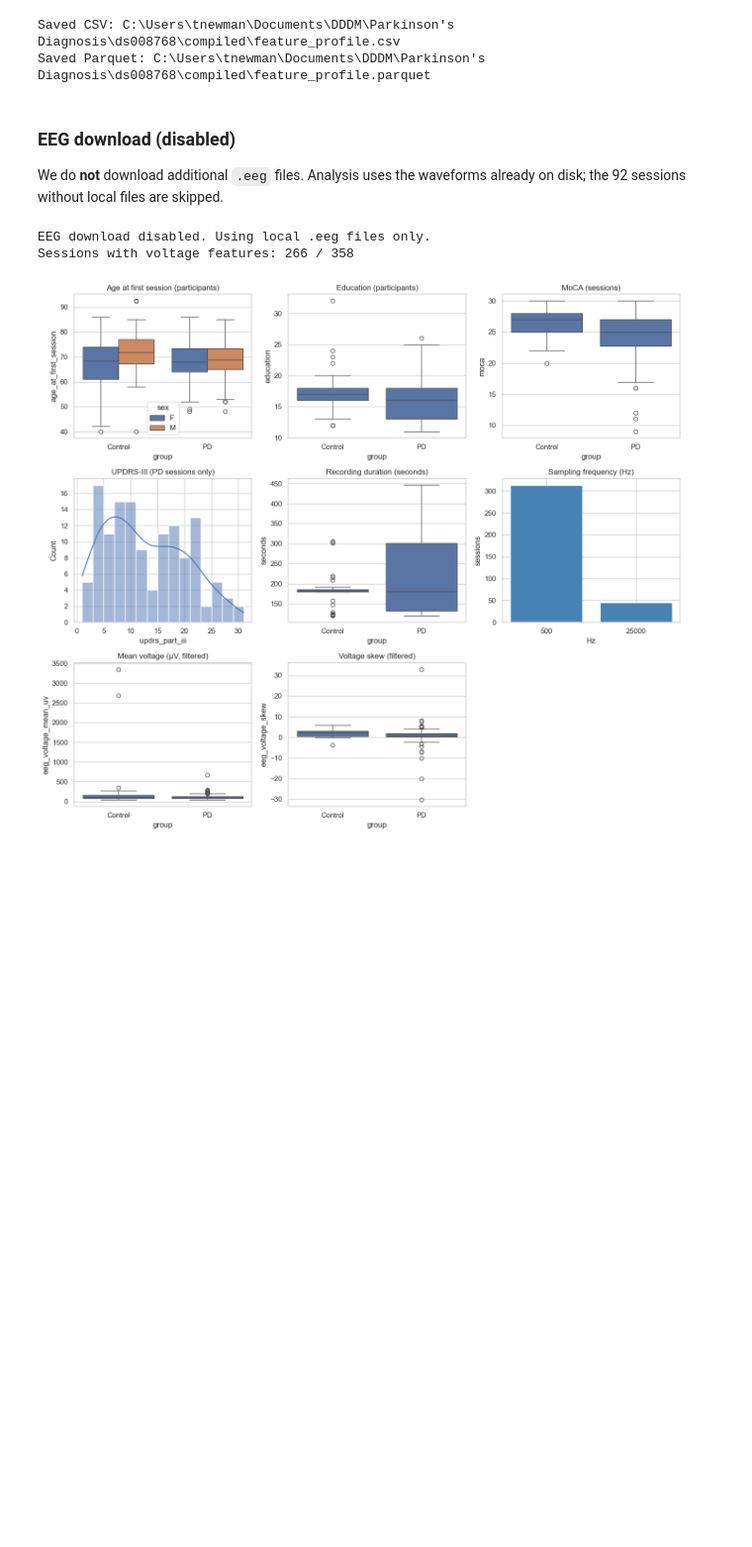
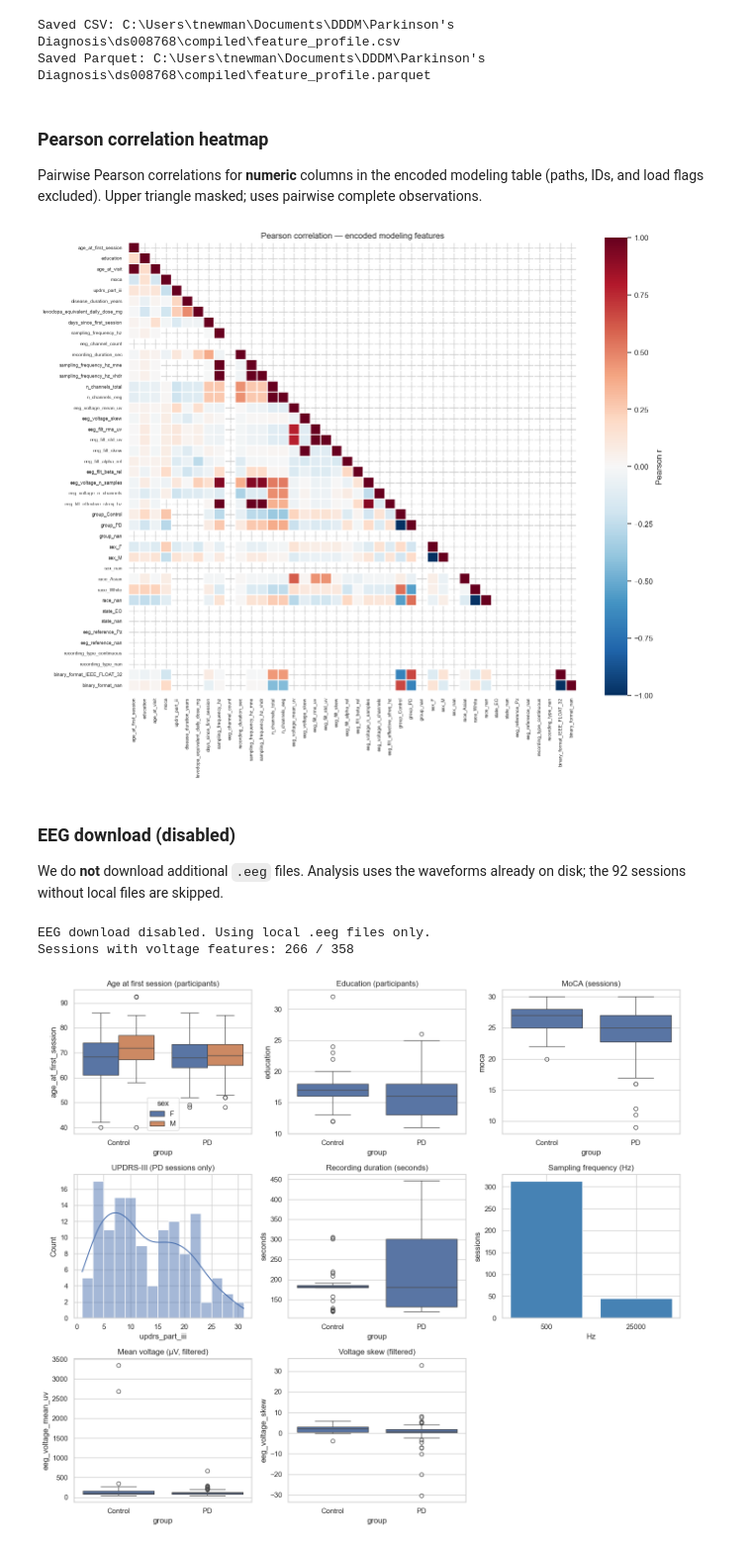
Before and after one commit to tnewman10/DDDM, a Jupyter notebook: Parkinson's Diagnosis/ds008768/PD Model.ipynb, the cells around one changed output. Shown at 99% size. Drawn from its saved outputs; the diff is of its cells as text; code cells hidden in the pictures; blank space fills up the shorter version.

```diff
--- a/Parkinson's Diagnosis/ds008768/PD Model.ipynb
+++ b/Parkinson's Diagnosis/ds008768/PD Model.ipynb
@@ -1118,6 +1118,54 @@ save_table(feature_profile_export, "feature_profile")
 | binary_format_nan | int64 | nominal (binary indicator) | 358 | 0 | 0.0 | 0.25 | 0.00 | 0.000000 | 0.00 | ... |
 Saved CSV: C:\Users\tnewman\Documents\DDDM\Parkinson's Diagnosis\ds008768\compiled\feature_profile.csv
 Saved Parquet: C:\Users\tnewman\Documents\DDDM\Parkinson's Diagnosis\ds008768\compiled\feature_profile.parquet
+# %% [markdown]
+### Pearson correlation heatmap
+
+Pairwise Pearson correlations for **numeric** columns in the encoded modeling table (paths, IDs, and load flags excluded). Upper triangle masked; uses pairwise complete observations.
+# %%
+import matplotlib.pyplot as plt
+
+try:
+    import seaborn as sns
+except ImportError:
+    import subprocess
+    import sys
+
+    subprocess.check_call([sys.executable, "-m", "pip", "install", "seaborn", "-q"])
+    import seaborn as sns
+
+corr_numeric_features = [
+    c
+    for c in profile_features
+    if pd.api.types.is_numeric_dtype(modeling_table_encoded[c])
+]
+corr_data = modeling_table_encoded[corr_numeric_features].apply(pd.to_numeric, errors="coerce")
+corr_matrix = corr_data.corr(method="pearson", min_periods=10)
+
+n_features = len(corr_numeric_features)
+fig_size = max(12, n_features * 0.32)
+fig, ax = plt.subplots(figsize=(fig_size, fig_size))
+
+heatmap_mask = np.triu(np.ones_like(corr_matrix, dtype=bool), k=1)
+sns.heatmap(
+    corr_matrix,
+    mask=heatmap_mask,
+    ax=ax,
+    cmap="RdBu_r",
+    center=0,
+    vmin=-1,
+    vmax=1,
+    square=True,
+    linewidths=0.25,
+    cbar_kws={"label": "Pearson r", "shrink": 0.75},
+)
+ax.set_title("Pearson correlation — encoded modeling features")
+ax.tick_params(axis="x", labelrotation=90, labelsize=7)
+ax.tick_params(axis="y", labelsize=7)
+fig.tight_layout()
+plt.show()
+# %% [output]
+[figure, added]
 # %% [markdown]
 ### EEG download (disabled)
 
```
Also changed, not shown: parts of 14 cells of this notebook, 3 other files.
